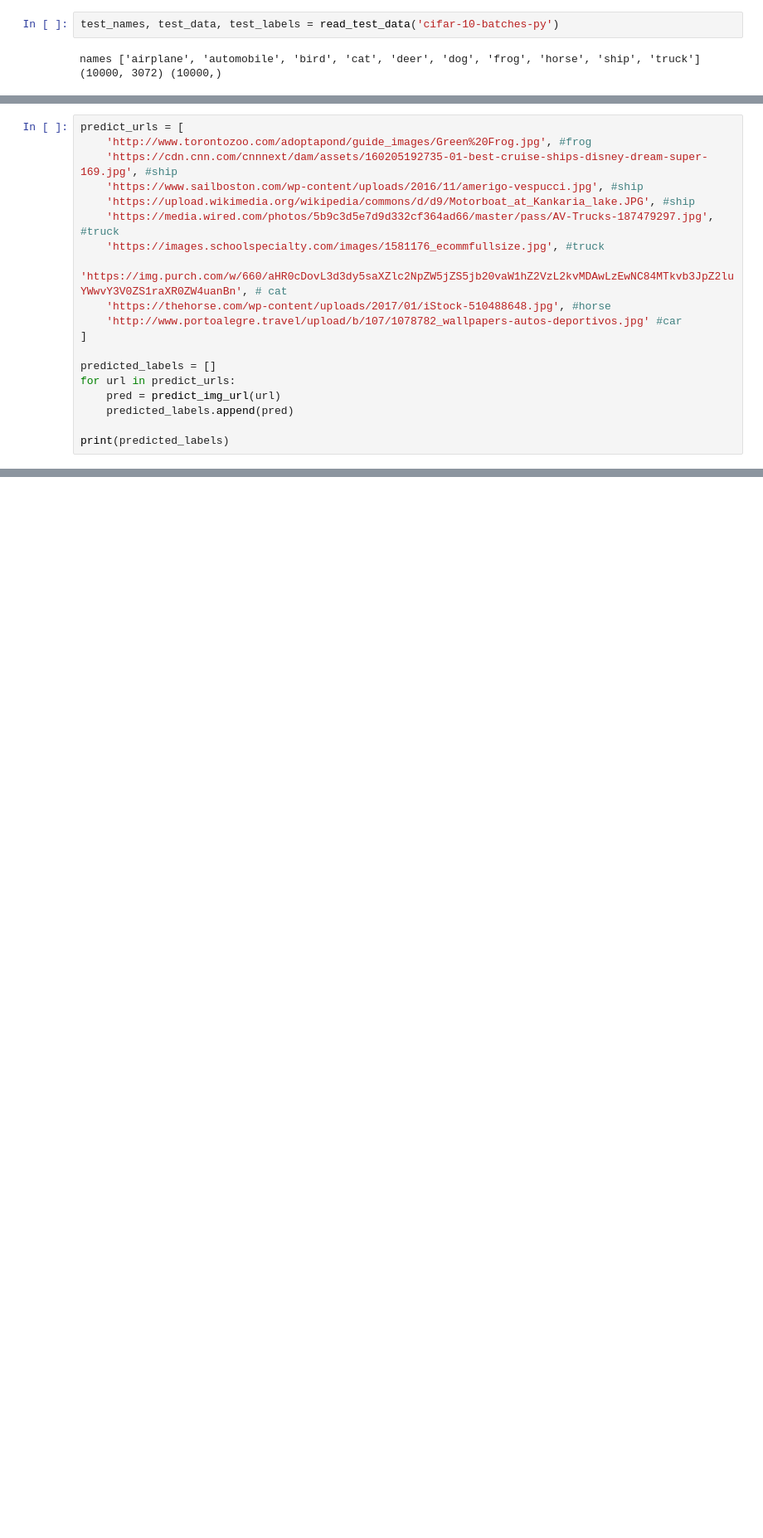
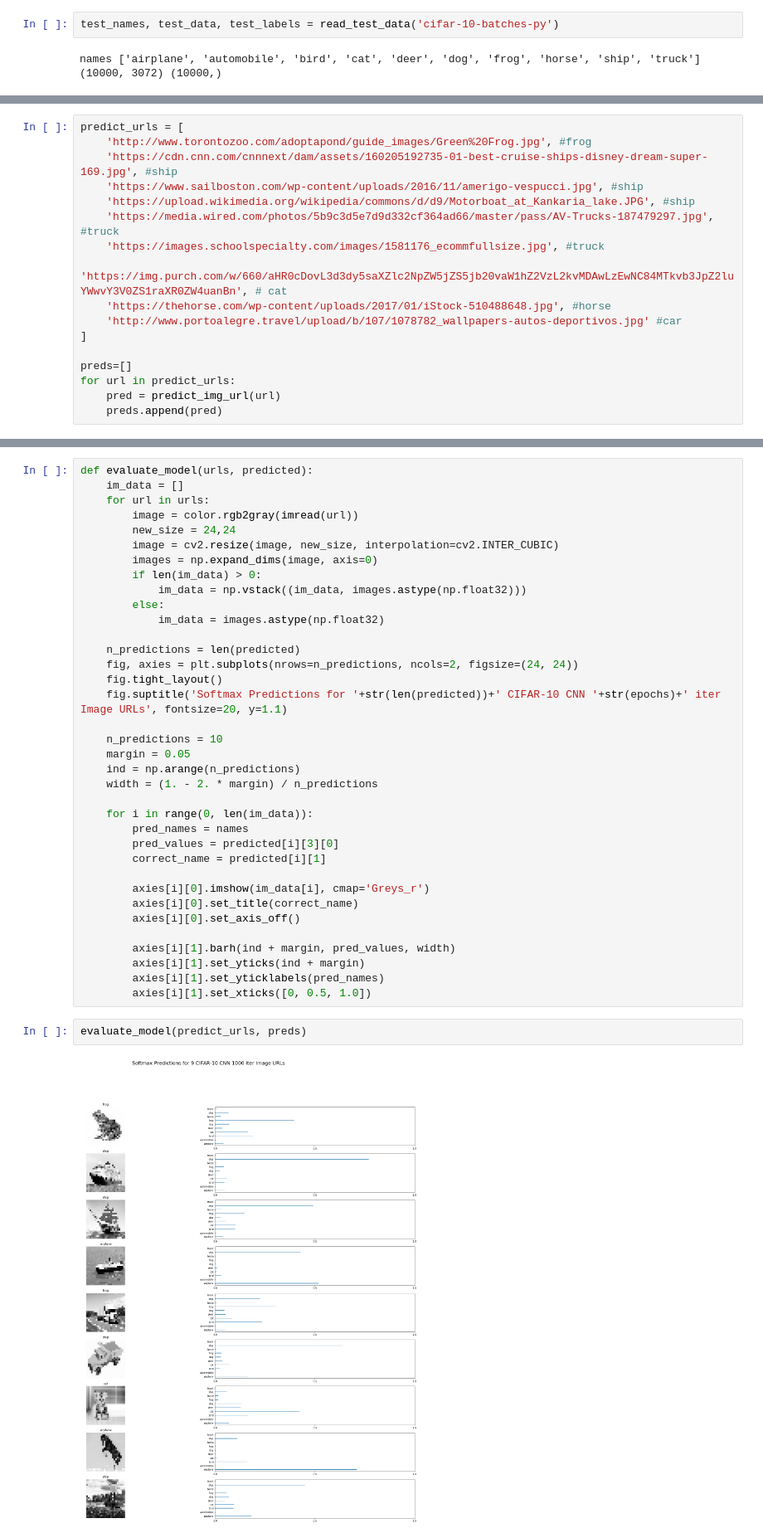
Before and after one commit to chrismattmann/MLwithTensorFlow2ed, a Jupyter notebook: Listing 9.17-ex9.3.ipynb, the cells around one changed output, grey strips where cells are left out. Shown at 83% size. Cells and saved outputs as stored; diff of their text form; blank space fills up the shorter version.

```diff
--- a/Listing 9.17-ex9.3.ipynb
+++ b/Listing 9.17-ex9.3.ipynb
@@ -478,11 +554,9 @@ predict_urls = [
     'http://www.portoalegre.travel/upload/b/107/1078782_wallpapers-autos-deportivos.jpg' #car
 ]
 
-predicted_labels = []
+preds=[]
 for url in predict_urls:
     pred = predict_img_url(url)
-    predicted_labels.append(pred)
-
-print(predicted_labels)
+    preds.append(pred)
 # %% [output]
 INFO:tensorflow:Restoring parameters from ./cifar10-cnn-tf1n-ia-dropout-reg-dense-1000epochs.ckpt
@@ -516,0 +579,40 @@ Cropped to 24x24
+# %%
+def evaluate_model(urls, predicted):
+    im_data = []
+    for url in urls:
+        image = color.rgb2gray(imread(url))
+        new_size = 24,24
+        image = cv2.resize(image, new_size, interpolation=cv2.INTER_CUBIC)
+        images = np.expand_dims(image, axis=0)
+        if len(im_data) > 0:
+            im_data = np.vstack((im_data, images.astype(np.float32)))
+        else:
+            im_data = images.astype(np.float32)
+
+    n_predictions = len(predicted)
+    fig, axies = plt.subplots(nrows=n_predictions, ncols=2, figsize=(24, 24))
+    fig.tight_layout()
+    fig.suptitle('Softmax Predictions for '+str(len(predicted))+' CIFAR-10 CNN '+str(epochs)+' iter Image URLs', fontsize=20, y=1.1)
+
+    n_predictions = 10
+    margin = 0.05
+    ind = np.arange(n_predictions)
+    width = (1. - 2. * margin) / n_predictions
+
+    for i in range(0, len(im_data)):
+        pred_names = names
+        pred_values = predicted[i][3][0]
+        correct_name = predicted[i][1]
+
+        axies[i][0].imshow(im_data[i], cmap='Greys_r')
+        axies[i][0].set_title(correct_name)
+        axies[i][0].set_axis_off()
+
+        axies[i][1].barh(ind + margin, pred_values, width)
+        axies[i][1].set_yticks(ind + margin)
+        axies[i][1].set_yticklabels(pred_names)
+        axies[i][1].set_xticks([0, 0.5, 1.0])
+# %%
+evaluate_model(predict_urls, preds)
+# %% [output]
+[figure, added]
```
Also changed, not shown: parts of 8 cells of this notebook, 2 other files.
